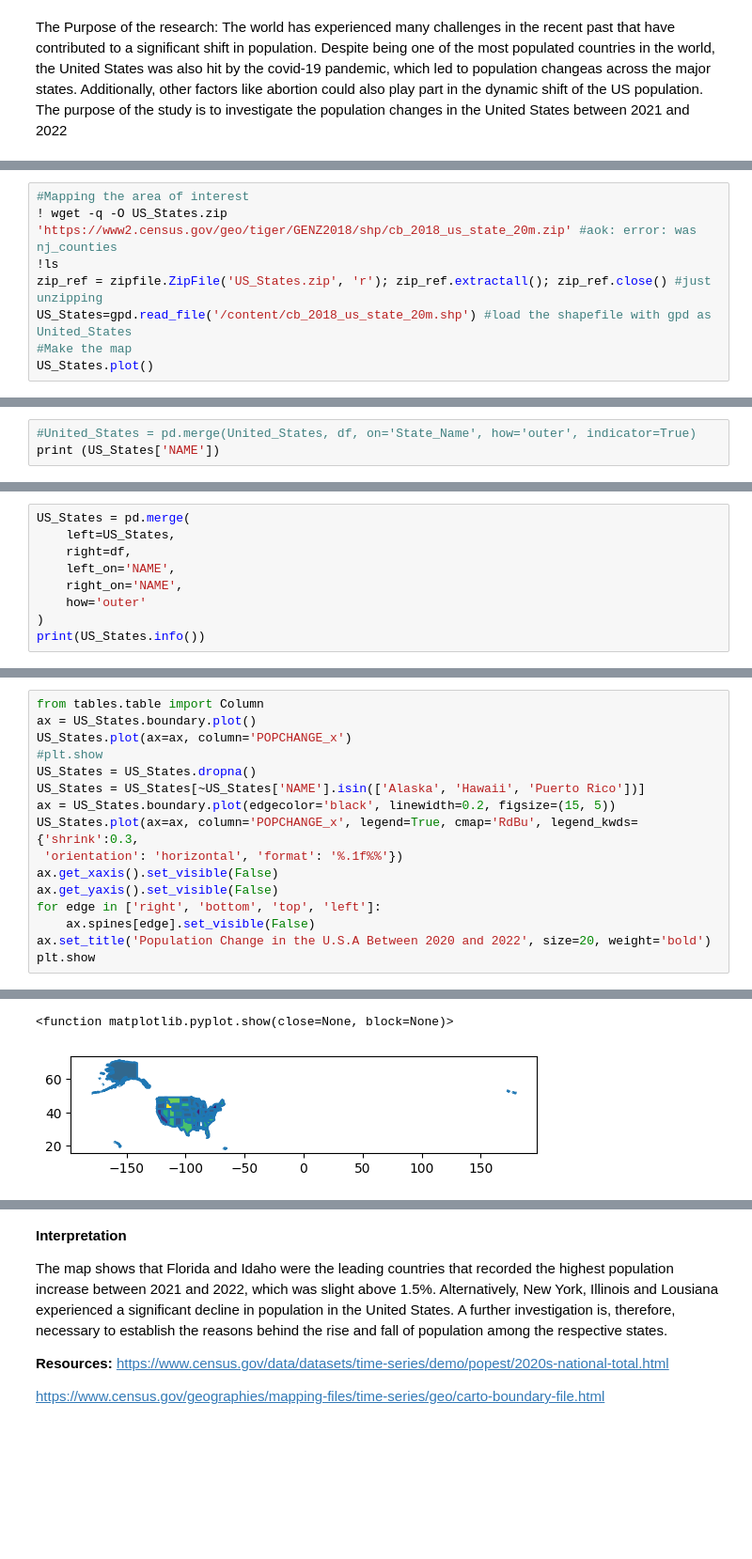
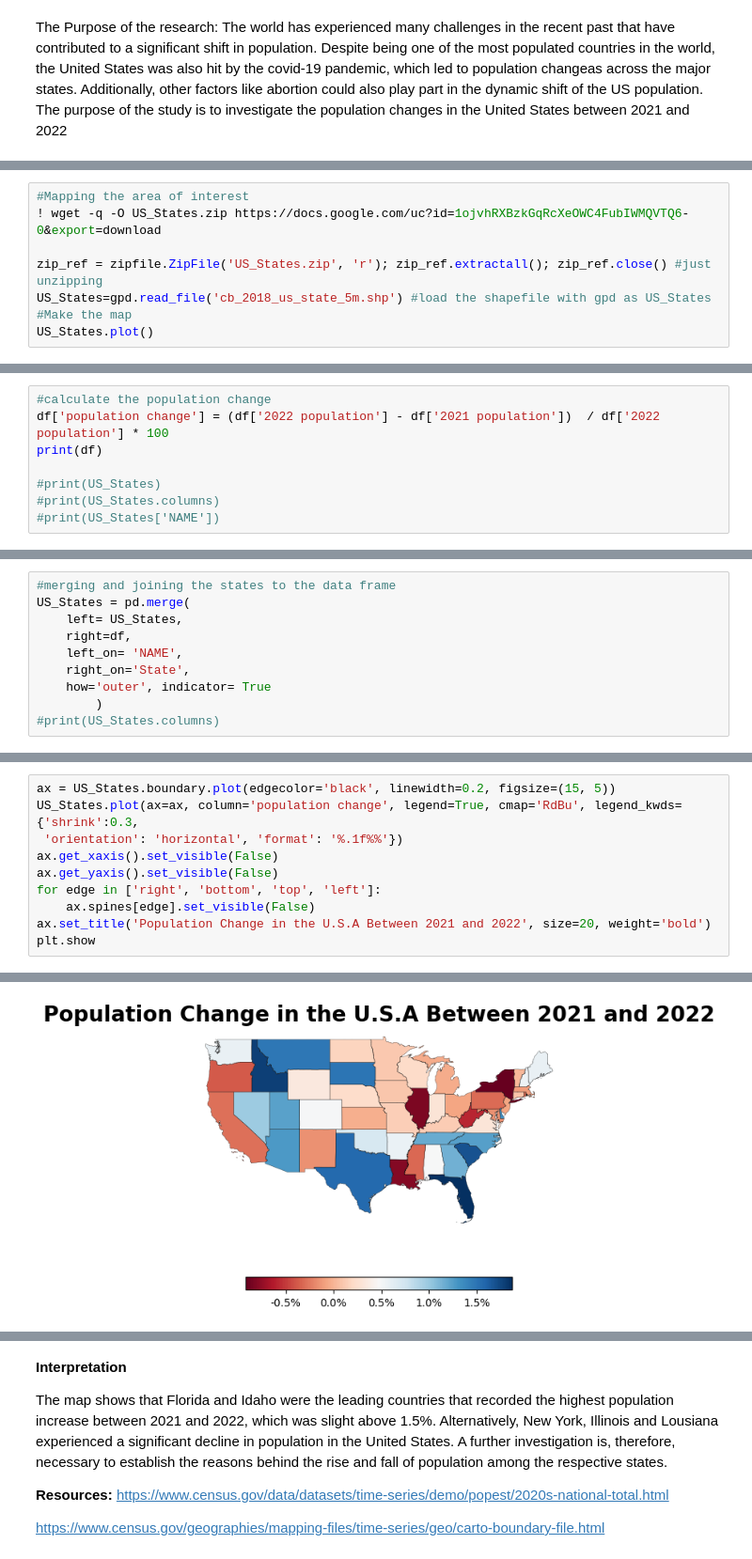
Before and after one commit to Brian13Noble/Geographical-Information-Systems-Projects, a Jupyter notebook: ps1.ipynb, the cells around one changed output, grey strips where cells are left out. Shown: that part at 94% size. Cells and saved outputs as stored; diff of their text form; blank space fills up the shorter version.

```diff
--- a/ps1.ipynb
+++ b/ps1.ipynb
@@ -42,9 +36,9 @@ Successfully installed mapclassify-2.6.1
 # %%
 #Mapping the area of interest
-! wget -q -O US_States.zip 'https://www2.census.gov/geo/tiger/GENZ2018/shp/cb_2018_us_state_20m.zip' #aok: error: was nj_counties
-!ls
+! wget -q -O US_States.zip https://docs.google.com/uc?id=1ojvhRXBzkGqRcXeOWC4FubIWMQVTQ6-0&export=download
+
 zip_ref = zipfile.ZipFile('US_States.zip', 'r'); zip_ref.extractall(); zip_ref.close() #just unzipping
-US_States=gpd.read_file('/content/cb_2018_us_state_20m.shp') #load the shapefile with gpd as United_States
+US_States=gpd.read_file('cb_2018_us_state_5m.shp') #load the shapefile with gpd as US_States
 #Make the map
 US_States.plot()
 # %% [output]
@@ -143,0 +116,8 @@ memory usage: 1.9+ KB
+# %%
+#calculate the population change
+df['population change'] = (df['2022 population'] - df['2021 population'])  / df['2022 population'] * 100
+print(df)
+
+#print(US_States)
+#print(US_States.columns)
+#print(US_States['NAME'])
@@ -144,3 +142,10 @@ memory usage: 1.9+ KB
 # %%
-#United_States = pd.merge(United_States, df, on='State_Name', how='outer', indicator=True)
-print (US_States['NAME'])
+#merging and joining the states to the data frame
+US_States = pd.merge(
+    left= US_States,
+    right=df,
+    left_on= 'NAME',
+    right_on='State',
+    how='outer', indicator= True
+        )
+#print(US_States.columns)
@@ -165,9 +151,0 @@ Name: NAME, dtype: object
-# %%
-US_States = pd.merge(
-    left=US_States,
-    right=df,
-    left_on='NAME',
-    right_on='NAME',
-    how='outer'
-)
-print(US_States.info())
@@ -192,18 +177,12 @@ None
 # %%
-from tables.table import Column
-ax = US_States.boundary.plot()
-US_States.plot(ax=ax, column='POPCHANGE_x')
-#plt.show
-US_States = US_States.dropna()
-US_States = US_States[~US_States['NAME'].isin(['Alaska', 'Hawaii', 'Puerto Rico'])]
 ax = US_States.boundary.plot(edgecolor='black', linewidth=0.2, figsize=(15, 5))
-US_States.plot(ax=ax, column='POPCHANGE_x', legend=True, cmap='RdBu', legend_kwds={'shrink':0.3,
+US_States.plot(ax=ax, column='population change', legend=True, cmap='RdBu', legend_kwds={'shrink':0.3,
  'orientation': 'horizontal', 'format': '%.1f%%'})
 ax.get_xaxis().set_visible(False)
 ax.get_yaxis().set_visible(False)
 for edge in ['right', 'bottom', 'top', 'left']:
     ax.spines[edge].set_visible(False)
-ax.set_title('Population Change in the U.S.A Between 2020 and 2022', size=20, weight='bold')
+ax.set_title('Population Change in the U.S.A Between 2021 and 2022', size=20, weight='bold')
 plt.show
 # %% [output]
 <Axes: >
@@ -212,2 +191 @@ Text(0.5, 1.0, 'Population Change in the U.S.A Between 2020 and 2022')
-<function matplotlib.pyplot.show(close=None, block=None)>
-[figure, old version]
+[figure, new version]
```
Also changed, not shown: parts of 19 cells of this notebook.
